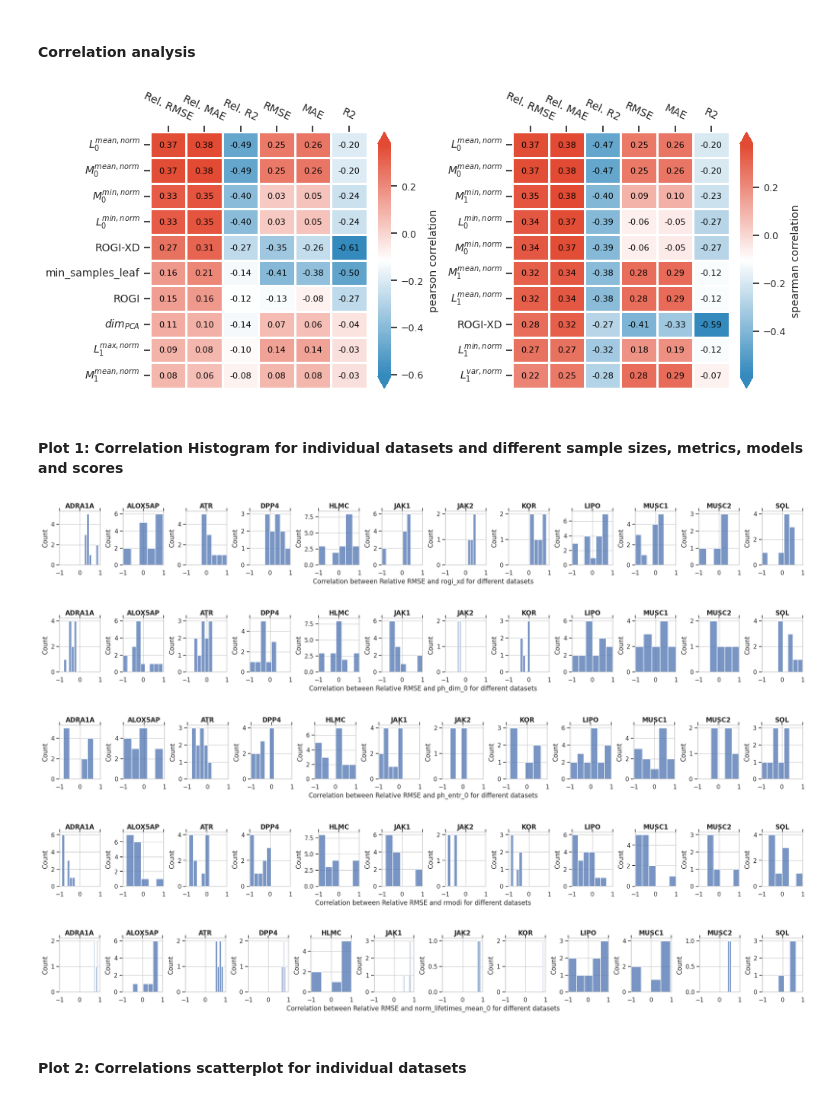
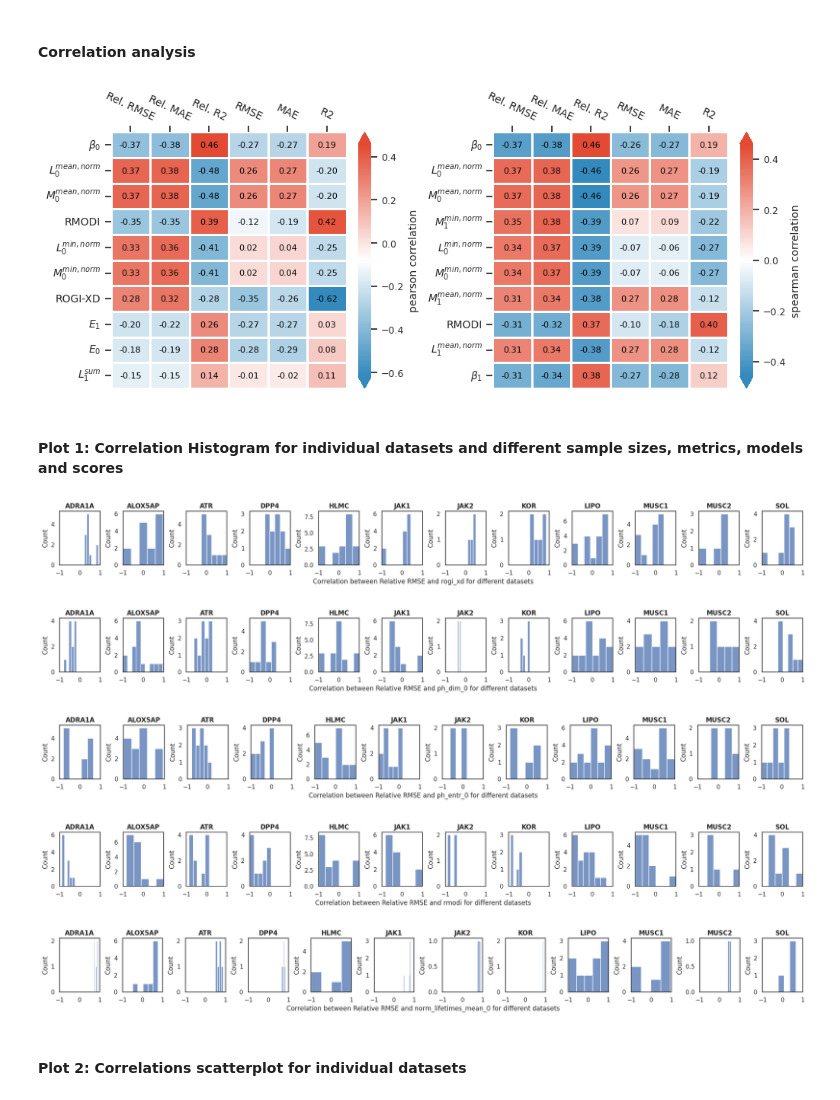
Before and after one commit to Boehringer-Ingelheim/topolearn, a Jupyter notebook: notebooks/04_analysis_corr.ipynb, the cells around one changed output. Drawn from its saved outputs; the diff is of its cells as text; code cells hidden in the pictures.

```diff
--- a/notebooks/04_analysis_corr.ipynb
+++ b/notebooks/04_analysis_corr.ipynb
@@ -13,6 +13,9 @@ rc('text', usetex=False)
 PROCESSED_DIR = PurePath("../topolearn/processed_data")
 df = pd.read_csv(PROCESSED_DIR / "results.csv")
 
+# Ignored in paper
+df = df[df["representation"] != "MolProp2"]
+
 # Process PH diagrams
 df[f"dgms"] = convert_lists_to_arr(df[f"dgms"], ragged=True)
 df[f"ph_dim_logspace0"] = convert_lists_to_arr(df[f"ph_dim_logspace0"])
@@ -124,7 +124,7 @@ def plot_heatmap(data, heat_name, ax):
     palette = sns.blend_palette(["#348ABD", "#FFF", "#E24A33"], n_colors=100)
     cbar_kws = {'extend':'both'}
     annot_kws={'fontsize': 8,  'color':'black'}
-    data_numeric = data.applymap(lambda x: float(x.replace("***", "").replace("**", "").replace("*", "")))
+    data_numeric = data.applymap(lambda x: float(x.replace("*", "")))
 
     sns.heatmap(data_numeric, cbar_kws=cbar_kws, annot_kws=annot_kws, cmap=palette,
                      xticklabels=True, yticklabels=True, annot = True, fmt=".2f", linewidths=1, ax=ax)
@@ -134,47 +134,52 @@ def plot_heatmap(data, heat_name, ax):
     cbar.ax.tick_params(labelsize=9)
     cbar.set_label(heat_name, fontsize=10)
 
+def clean_str(x):
+    return float(str(x).replace("*", ""))
 
 filter = {
-    "distance_metric": {"all": None},
-    "split": "random"
+    #"distance_metric": "euclidean",
+    #"representation_type": "embedding",
+    "split": "random",
 }
 
 subset = filter_df(df, filter)
-
+topo_features, topo_features_tr, contol_features = get_features()
+vars = topo_features
 targets = ["Relative RMSE", "Relative MAE", "Relative R2", "RMSE", "MAE", "R2"]
 
 load_plot_config()
 plt.rcParams['xtick.top'] = True
 plt.rcParams['ytick.left'] = True
 fig, axs = plt.subplots(nrows=1, ncols=2, figsize=(10, 4), constrained_layout=True)
 for idx, coeff in enumerate([pearsonr, spearmanr]):
     method = coeff.__name__[:-1]
     columns = vars + targets
 
     # Compute correlation
     rho = subset[columns].corr(method=method)
     pval = subset[columns].corr(method=lambda x, y: coeff(x, y)[1]) - np.eye(*rho.shape)
     p = pval.applymap(lambda x: ''.join(['*' for t in [.05, .01, .001] if x<=t]))
     corr_tab = rho.round(2).astype(str) + p
 
     # Sort by baseline and pick top
     corr_tab.drop(targets, axis=0, inplace=True)
     corr_tab = corr_tab[targets]
 
     # Remove string nans
     corr_tab = corr_tab[~(corr_tab == "nan")].dropna()
+    corr_tab["sort"] = corr_tab["Relative RMSE"].apply(lambda x: abs(clean_str(x)))
 
-    # # Plotting
-    corr_tab = corr_tab.sort_values(by=f"Relative RMSE", ascending=False).head(10)
-    corr_tab.columns = [c.replace("Relative ", "Rel. ") for c in corr_tab.columns]
+    # Plotting
+    corr_tab_sub = corr_tab.sort_values(by=f"sort", ascending=False).head(10)
+    corr_tab_sub.columns = [c.replace("Relative ", "Rel. ") for c in corr_tab.columns]
     mapping = get_column_name_mapping(df)
-    corr_tab.index = pd.Series(corr_tab.index).apply(lambda x: mapping.get(x, x))
-    plot_heatmap(corr_tab, heat_name=f"{method} correlation", ax=axs[idx])
+    corr_tab_sub.index = pd.Series(corr_tab_sub.index).apply(lambda x: mapping.get(x, x))
+    plot_heatmap(corr_tab_sub.drop("sort", axis=1), heat_name=f"{method} correlation", ax=axs[idx])
 
 fig.figure.savefig(f'plots/correlations_{filter["split"]}.png', dpi=300)
 # %% [output]
-[figure, old version]
+[figure, new version]
 # %% [markdown]
 #### Plot 1: Correlation Histogram for individual datasets and different sample sizes, metrics, models and scores
 # %%
@@ -204,7 +209,7 @@ for score in ["rogi_xd", "ph_dim_0", "ph_entr_0", "rmodi", "norm_lifetimes_mean_
                 return r
 
         filter = {
-               "split": "scaffold"
+               "split": "scaffold",
         }
 
         subset = filter_df(df, filter)
@@ -226,11 +231,11 @@ for score in ["rogi_xd", "ph_dim_0", "ph_entr_0", "rmodi", "norm_lifetimes_mean_
                         x_range=[-1, 1],
                         title=f"Correlation between {stat} and {metric} for different datasets")
 # %% [output]
-[figure, old version]
+[figure, new version]
-[figure, old version]
+[figure, new version]
-[figure, old version]
+[figure, new version]
-[figure, old version]
+[figure, new version]
-[figure, old version]
+[figure, new version]
 # %% [markdown]
 #### Plot 2: Correlations scatterplot for individual datasets
 # %%
```
Also changed, not shown: parts of 4 cells of this notebook, 5 other files.
